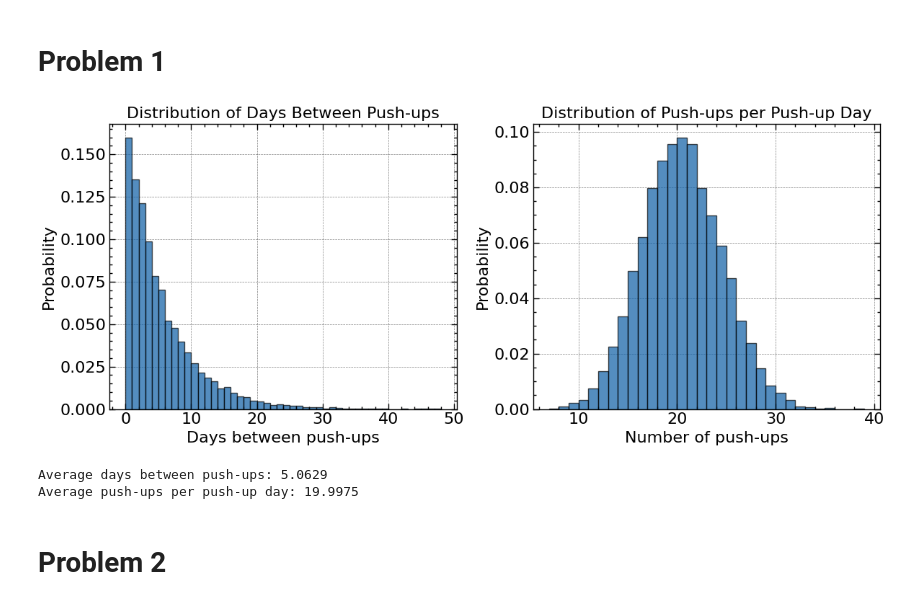
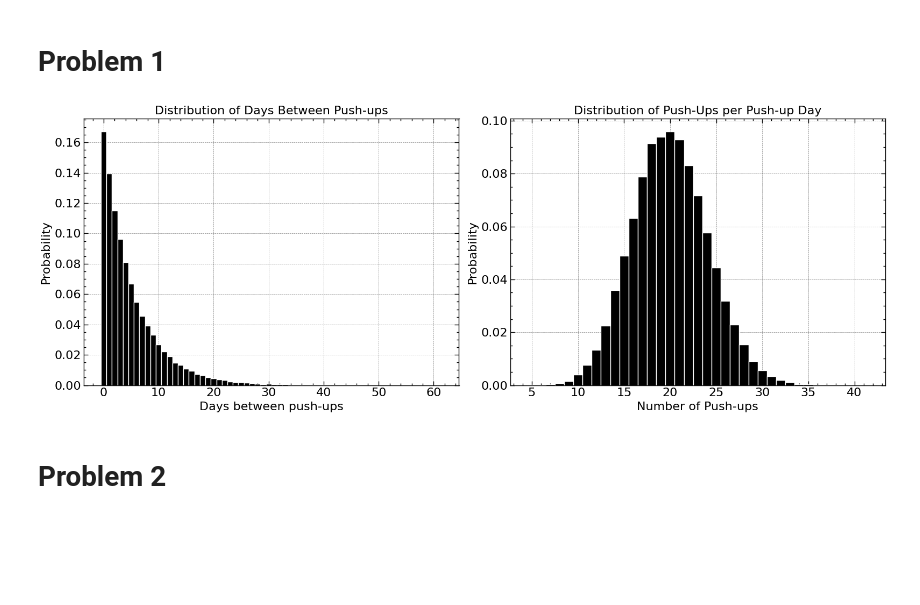
Before and after one commit to tobiassanta/AppStat2025, a Jupyter notebook: Problem Set/Problem Set.ipynb, the cells around one changed output. Saved outputs shown, nothing was run; the diff lists cells and outputs as text; code cells hidden in the pictures; blank space fills up the shorter version.

```diff
--- a/Problem Set/Problem Set.ipynb
+++ b/Problem Set/Problem Set.ipynb
@@ -23,22 +23,56 @@ def lprint(*args,**kwargs):
     display(Latex('$$'+' '.join(args)+'$$'),**kwargs)
 # %% [markdown]
 # Problem 1
-# %%
-num_experiments = 10
-num_trials = 1
-count_experiment = []
-
-for experiment in range(num_experiments):
-    count = 0
-
-    for trial in range(num_trials):
-        if random.randint(1,6) == 6:
-            count += 1
-    count_experiment.append(count)
-# %% [output]
-[figure, removed]
-Average days between push-ups: 5.0629
-Average push-ups per push-up day: 19.9975
+# %%
+def simulate_pushups(num_pushup_days):
+    waiting_times = []
+    pushups_per_day = []
+
+    days = 0
+    while len(waiting_times) < num_pushup_days:
+        roll = random.randint(1,6)
+        if roll == 6:
+            waiting_times.append(days)
+
+            pushups = sum(1 for _ in range(120) if random.randint(1,6) == 6)
+            pushups_per_day.append(pushups)
+
+            days = 0
+        else:
+            days += 1
+
+    return np.array(waiting_times), np.array(pushups_per_day)
+# %%
+waiting_times, pushups_per_day = simulate_pushups(100000)
+
+plt.figure(figsize = (16,6))
+d_waiting_times                       =   np.diff(np.unique(waiting_times)).min()
+d_pushups_per_day                     =   np.diff(np.unique(pushups_per_day)).min()
+left_of_first_bin_waiting_times       =   waiting_times.min() - float(d_waiting_times)/2
+right_of_first_bin_waiting_times      =   waiting_times.max() + float(d_waiting_times)/2
+left_of_first_bin_pushups_per_day     =   pushups_per_day.min() - float(d_pushups_per_day)/2
+right_of_first_bin_pushups_per_day    =   pushups_per_day.max() + float(d_pushups_per_day)/2
+
+plt.subplot(1,2,1)
+plt.hist(waiting_times, bins = np.arange(left_of_first_bin_waiting_times, right_of_first_bin_waiting_times + d_waiting_times, d_waiting_times), density=True,
+         edgecolor = 'white', color = 'black')
+plt.title("Distribution of Days Between Push-ups")
+plt.xlabel("Days between push-ups")
+plt.ylabel("Probability")
+plt.grid(axis = 'y', linestyle = '--', alpha = 0.5)
+
+plt.subplot(1,2,2)
+plt.hist(pushups_per_day, bins = np.arange(left_of_first_bin_pushups_per_day, right_of_first_bin_pushups_per_day + d_pushups_per_day, d_pushups_per_day), density=True,
+         edgecolor = 'white', color = 'black')
+plt.title("Distribution of Push-Ups per Push-up Day")
+plt.xlabel("Number of Push-ups")
+plt.ylabel("Probability")
+plt.grid(axis = 'y', linestyle = '--', alpha = 0.5)
+
+plt.tight_layout()
+plt.savefig('Problem 1 plots.png', dpi = 300)
+# %% [output]
+[figure, added]
 # %% [markdown]
 # Problem 2
 # %% [markdown]
```
